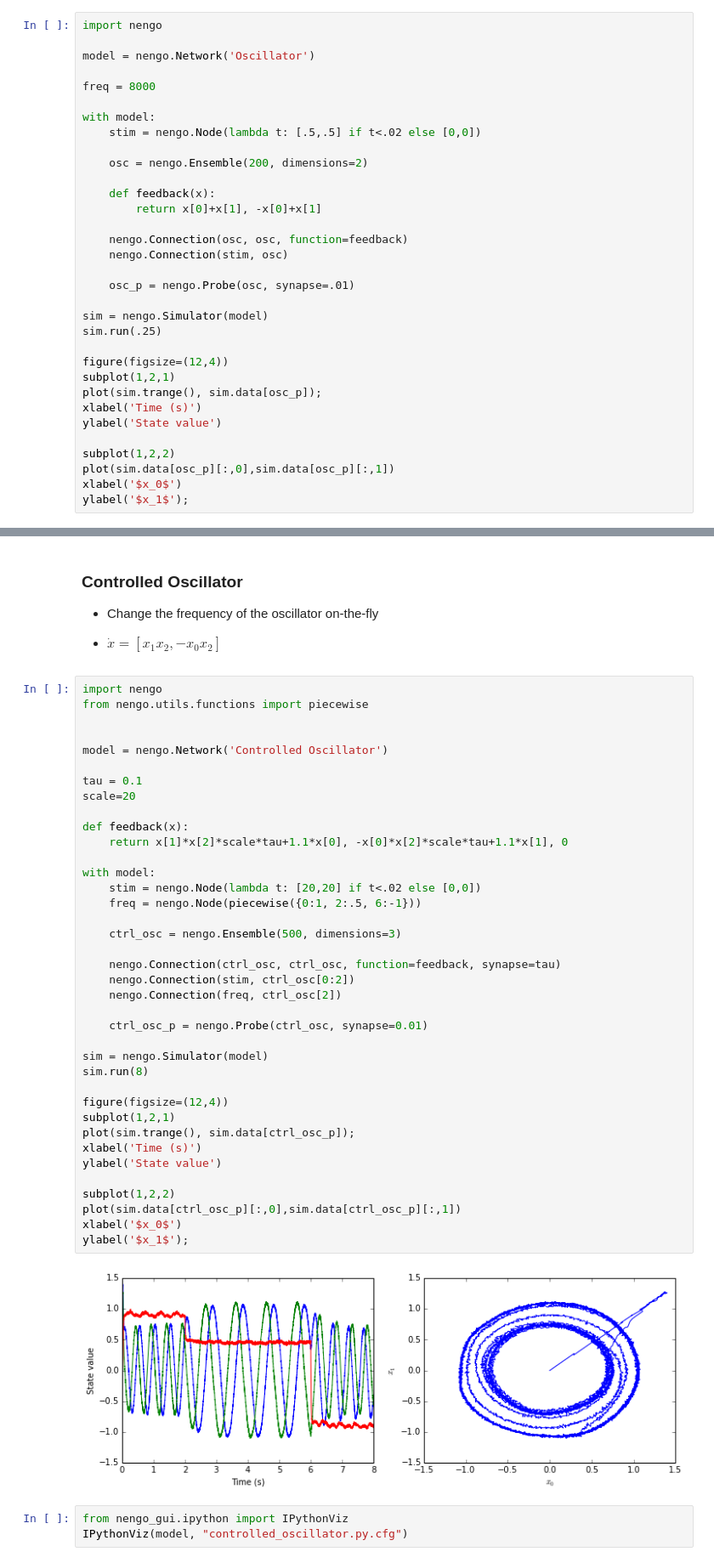
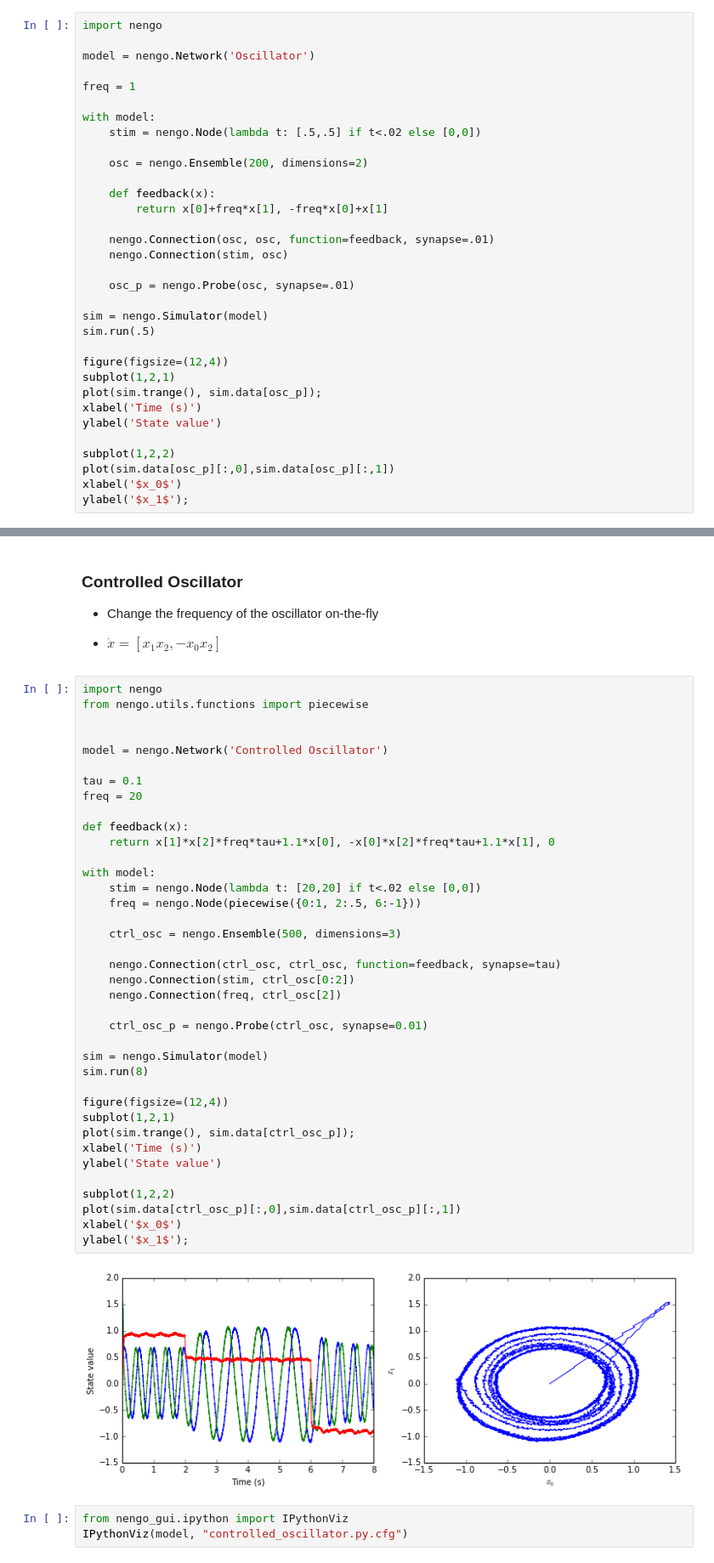
Before and after one commit to celiasmith/syde556, a Jupyter notebook: SYDE 556 Lecture 5 Dynamics.ipynb, the cells around one changed output, grey strips where cells are left out. Shown at 85% size. Saved outputs shown, nothing was run; the diff lists cells and outputs as text.

```diff
--- a/SYDE 556 Lecture 5 Dynamics.ipynb
+++ b/SYDE 556 Lecture 5 Dynamics.ipynb
@@ -566,7 +566,7 @@ import nengo
 
 model = nengo.Network('Oscillator')
 
-freq = 8000
+freq = 1
 
 with model:
     stim = nengo.Node(lambda t: [.5,.5] if t<.02 else [0,0])
@@ -574,15 +574,15 @@ with model:
     osc = nengo.Ensemble(200, dimensions=2)
 
     def feedback(x):
-        return x[0]+x[1], -x[0]+x[1]
+        return x[0]+freq*x[1], -freq*x[0]+x[1]
 
-    nengo.Connection(osc, osc, function=feedback)
+    nengo.Connection(osc, osc, function=feedback, synapse=.01)
     nengo.Connection(stim, osc)
 
     osc_p = nengo.Probe(osc, synapse=.01)
 
 sim = nengo.Simulator(model)
-sim.run(.25)
+sim.run(.5)
 
 figure(figsize=(12,4))
 subplot(1,2,1)
@@ -785,38 +785,38 @@ from nengo.utils.functions import piecewise
 model = nengo.Network('Controlled Oscillator')
 
 tau = 0.1
-scale=20
+freq = 20
 
 def feedback(x):
-    return x[1]*x[2]*scale*tau+1.1*x[0], -x[0]*x[2]*scale*tau+1.1*x[1], 0
+    return x[1]*x[2]*freq*tau+1.1*x[0], -x[0]*x[2]*freq*tau+1.1*x[1], 0
 
 with model:
     stim = nengo.Node(lambda t: [20,20] if t<.02 else [0,0])
     freq = nengo.Node(piecewise({0:1, 2:.5, 6:-1}))
 
     ctrl_osc = nengo.Ensemble(500, dimensions=3)
 
     nengo.Connection(ctrl_osc, ctrl_osc, function=feedback, synapse=tau)
     nengo.Connection(stim, ctrl_osc[0:2])
     nengo.Connection(freq, ctrl_osc[2])
 
     ctrl_osc_p = nengo.Probe(ctrl_osc, synapse=0.01)
 
 sim = nengo.Simulator(model)
 sim.run(8)
 
 figure(figsize=(12,4))
 subplot(1,2,1)
 plot(sim.trange(), sim.data[ctrl_osc_p]);
 xlabel('Time (s)')
 ylabel('State value')
 
 subplot(1,2,2)
 plot(sim.data[ctrl_osc_p][:,0],sim.data[ctrl_osc_p][:,1])
 xlabel('$x_0$')
 ylabel('$x_1$');
 # %% [output]
-[figure, old version]
+[figure, new version]
 # %%
 from nengo_gui.ipython import IPythonViz
 IPythonViz(model, "controlled_oscillator.py.cfg")
```
Also changed, not shown: parts of 3 cells of this notebook, 6 other files.
